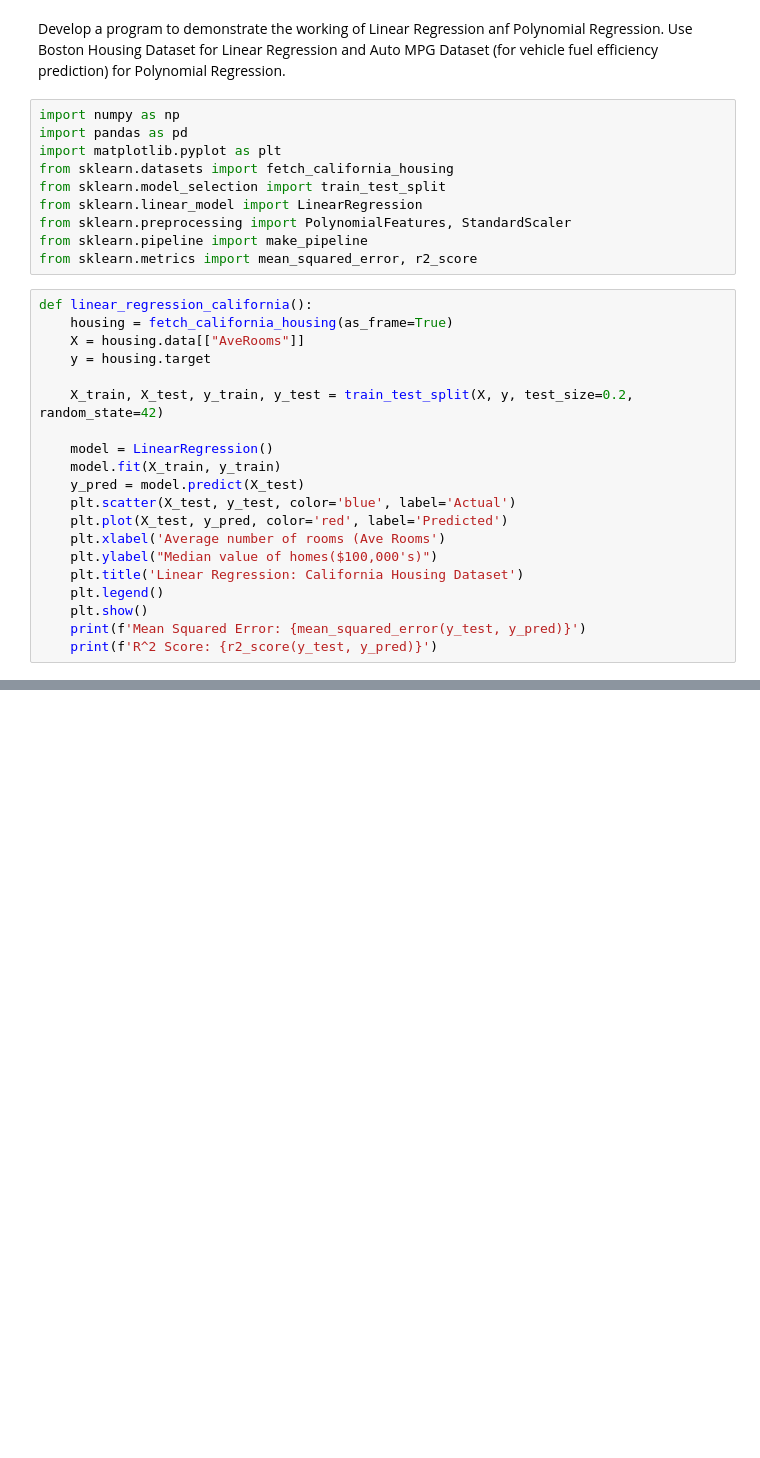
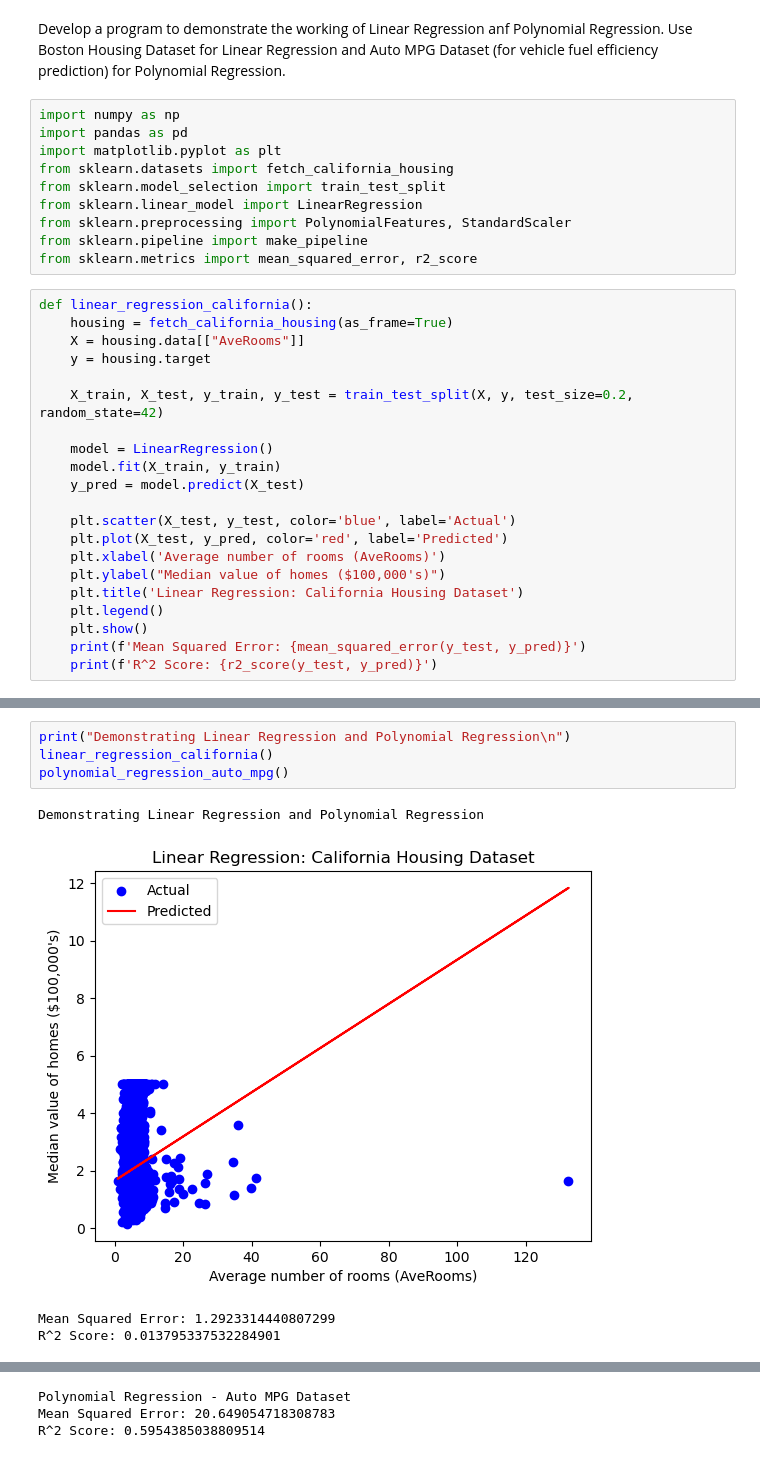
Before and after one commit to Abhishek-M-29/ml-lab, a Jupyter notebook: p7.ipynb, the cells around one changed output, grey strips where cells are left out. Cells and saved outputs as stored; diff of their text form; blank space fills up the shorter version.

```diff
--- a/p7.ipynb
+++ b/p7.ipynb
@@ -21,10 +21,11 @@ def linear_regression_california():
     model = LinearRegression()
     model.fit(X_train, y_train)
     y_pred = model.predict(X_test)
+
     plt.scatter(X_test, y_test, color='blue', label='Actual')
     plt.plot(X_test, y_pred, color='red', label='Predicted')
-    plt.xlabel('Average number of rooms (Ave Rooms')
-    plt.ylabel("Median value of homes($100,000's)")
+    plt.xlabel('Average number of rooms (AveRooms)')
+    plt.ylabel("Median value of homes ($100,000's)")
     plt.title('Linear Regression: California Housing Dataset')
     plt.legend()
     plt.show()
@@ -54,0 +58,9 @@ Error:
+# %%
+print("Demonstrating Linear Regression and Polynomial Regression\n")
+linear_regression_california()
+polynomial_regression_auto_mpg()
+# %% [output]
+Demonstrating Linear Regression and Polynomial Regression
+[figure, added]
+Mean Squared Error: 1.2923314440807299
+R^2 Score: 0.013795337532284901
@@ -54,0 +68,3 @@ Error:
+Polynomial Regression - Auto MPG Dataset
+Mean Squared Error: 20.649054718308783
+R^2 Score: 0.5954385038809514
```
Also changed, not shown: parts of 2 cells of this notebook.
